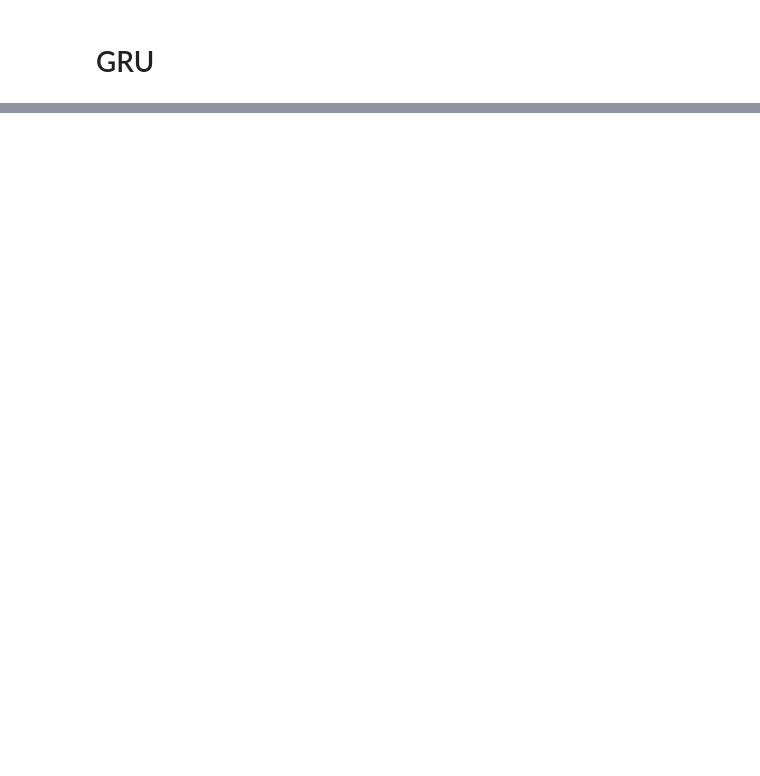
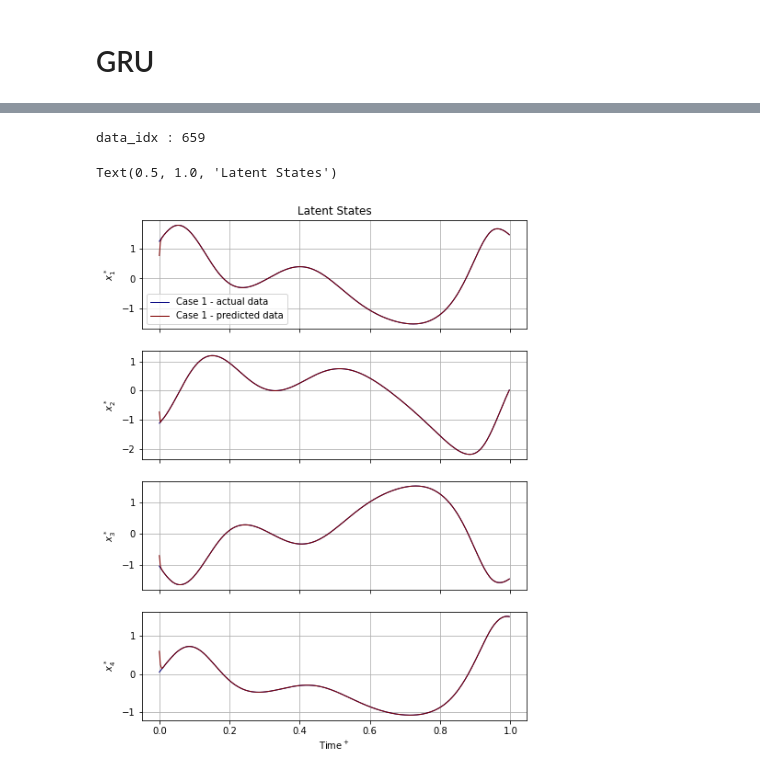
Before and after one commit to thisisrohan/MLROM, a Jupyter notebook: CDV/trainingRNN-warmupAndDecayLR-loadFinal-GRU.ipynb, the cells around one changed output, grey strips where cells are left out. Drawn from its saved outputs; the diff is of its cells as text; code cells hidden in the pictures; blank space fills up the shorter version.

```diff
--- a/CDV/trainingRNN-warmupAndDecayLR-loadFinal-GRU.ipynb
+++ b/CDV/trainingRNN-warmupAndDecayLR-loadFinal-GRU.ipynb
@@ -207,14 +191,14 @@ n = len(boundary_idx_arr)
 # load_file = dir_name_ae+dir_sep+'new_class_data'+dir_sep+'ae_'+ae_idx+'_class_dict.txt'
 # wt_file = dir_name_ae+dir_sep+'new_class_data'+dir_sep+'ae_'+ae_idx+'_ae_weights.h5'
 
-dir_name_ae_og = dir_name_ae
-dir_name_ae_temp = '/home/rkaushik/Documents/Thesis/MLROM/CDV/saved_ae/ae_'+ae_idx
-dir_name_ae = dir_name_ae_temp
+# dir_name_ae_og = dir_name_ae
+# dir_name_ae_temp = '/home/rkaushik/Documents/Thesis/MLROM/CDV/saved_ae/ae_'+ae_idx
+# dir_name_ae = dir_name_ae_temp
 
 load_file = dir_name_ae+dir_sep+'final_net'+dir_sep+'final_net_class_dict.txt'
 wt_file = dir_name_ae+dir_sep+'final_net'+dir_sep+'final_net_ae_weights.h5'
 
-dir_name_ae = dir_name_ae_og
+# dir_name_ae = dir_name_ae_og
 # %%
 ae_net = Autoencoder(12, load_file=load_file)
 ae_net.load_weights_from_file(wt_file)
@@ -252,8 +238,8 @@ fig, ax = plot_latent_states_cdv(
 if behaviour == 'initialiseAndTrainFromScratch':
     # RNN data parameters
     dt_rnn = 0.1
-    T_sample_input = 90
-    T_sample_output = 90
+    T_sample_input = 30
+    T_sample_output = 30
     T_offset = dt_rnn
     normalize_dataset = True # whether the data for the RNN should be normalized by the dataset's mean and std
     if return_params_arr != False:
@@ -342,7 +328,7 @@ if behaviour == 'initialiseAndTrainFromScratch':
     }
     epochs = 200
     patience = 20  # parameter for early stopping
-    min_delta = 1e-5  # parameter for early stopping
+    min_delta = 5e-6  # parameter for early stopping
     lambda_reg = 1e-4  # weight for regularizer
     train_split = 0.8
     val_split = 0.1
@@ -364,9 +350,9 @@ if behaviour == 'initialiseAndTrainFromScratch':
     with open(dir_name_rnn+dir_sep+'training_specific_params.txt', 'w') as f:
         f.write(str(training_specific_params))
 else:
-    dir_name_rnn_og = dir_name_rnn
-    dir_name_rnn_temp = '/home/rkaushik/Documents/Thesis/MLROM/CDV/saved_rnn/rnn_'+dir_name_rnn_og[-3:]
-    dir_name_rnn = dir_name_rnn_temp
+    # dir_name_rnn_og = dir_name_rnn
+    # dir_name_rnn_temp = '/home/rkaushik/Documents/Thesis/MLROM/CDV/saved_rnn/rnn_'+dir_name_rnn_og[-3:]
+    # dir_name_rnn = dir_name_rnn_temp
 
     with open(dir_name_rnn + dir_sep + 'training_specific_params.txt') as f:
         lines = f.readlines()
@@ -447,7 +433,7 @@ testing_data_rnn_output = testing_data_rnn_output[idx]
 # %%
 # Initialize network
 if behaviour == 'initialiseAndTrainFromScratch':
-    rnn_layers_units = [2**6]*1
+    rnn_layers_units = [2**6]*2
     if return_params_arr != False:
         data_dim = num_latent_states + 6
     else:
@@ -657,7 +666,7 @@ print('data_idx : {}'.format(data_idx))
 # data_in = data_in[data_idx]
 data_out = data_out[data_idx]
 
-prediction = rnn_net.predict(data_in[data_idx:data_idx+1, :, :])
+prediction = rnn_net.call(data_in[data_idx:data_idx+1, :, :], training=False)
 
 n = 1
 num_latent_states = data_out.shape[-1]
@@ -691,33 +700,37 @@ for j in range(num_latent_states):
     # if ylim is not None:
     #     ax[j].set_ylim(ylim)
     ax[j].grid(True)
     ax[j].set_axisbelow(True)
 
 
 ax[-1].set_xlabel('Time$^+$')
 
 max_rows = 10
 max_rows = float(max_rows)
 ncols = int(np.ceil(len(boundary_idx_arr) / max_rows))
 # plt.figlegend(
 #     handles=mpl_ax_artist_list[0:n],
 #     # bbox_to_anchor=[1.1,0.85],
 #     loc=legend_loc,
 #     bbox_to_anchor=legend_bbox_to_anchor,
 #     ncol=ncols,
 #     markerscale=legend_markerscale
 # )
 ax[0].legend(
     # handles=mpl_ax_artist_list[0:n],
     # bbox_to_anchor=[1.1,0.85],
     loc='best',
     # bbox_to_anchor=legend_bbox_to_anchor,
     ncol=ncols,
     # markerscale=legend_markerscale
 )
 # fig.suptitle(r'Latent States', size=12)
 ax[0].set_title(r'Latent States', size=12)
 # plt.savefig('AR-GRU.png', dpi=300, bbox_inches='tight')
+# %% [output]
+data_idx : 659
+Text(0.5, 1.0, 'Latent States')
+[figure, added]
 # %%
 # prediction.shape
 testing_data_rnn_input[data_idx:data_idx+1, :, :].shape
```
Also changed, not shown: parts of 12 cells of this notebook, 25 other files.
